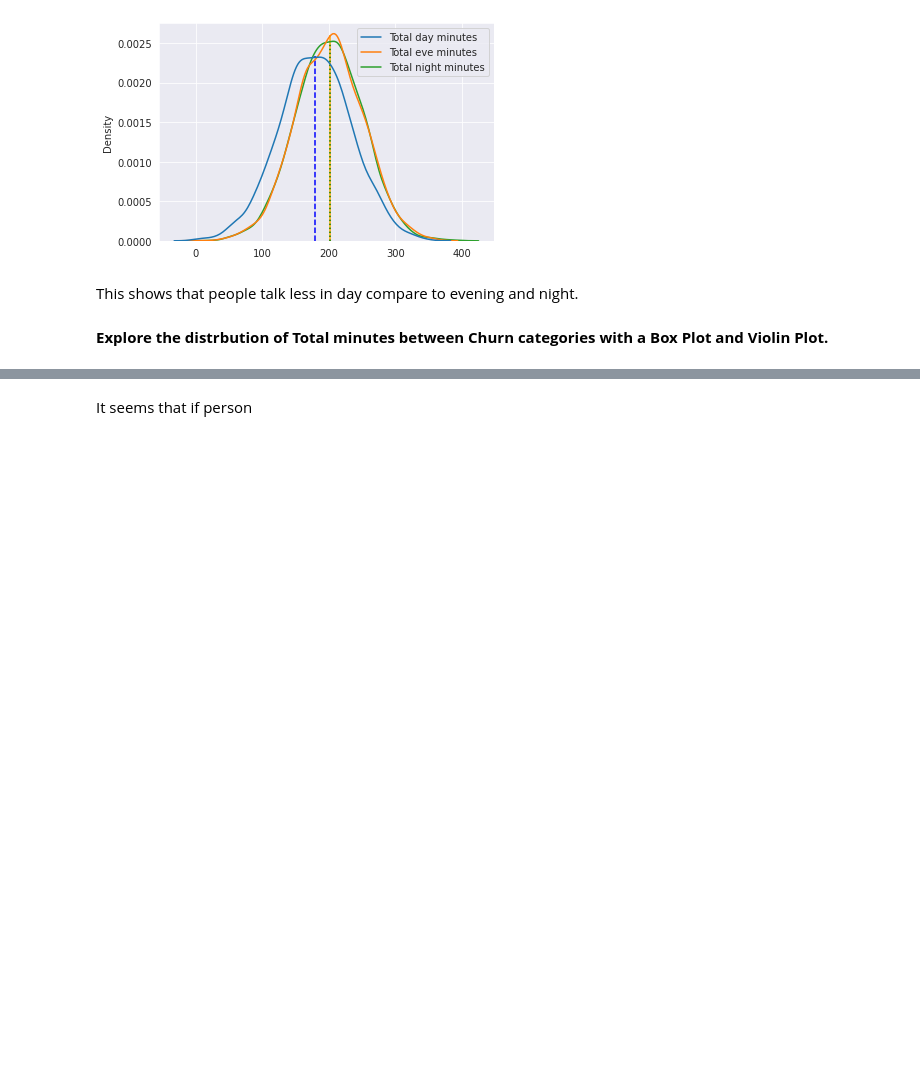
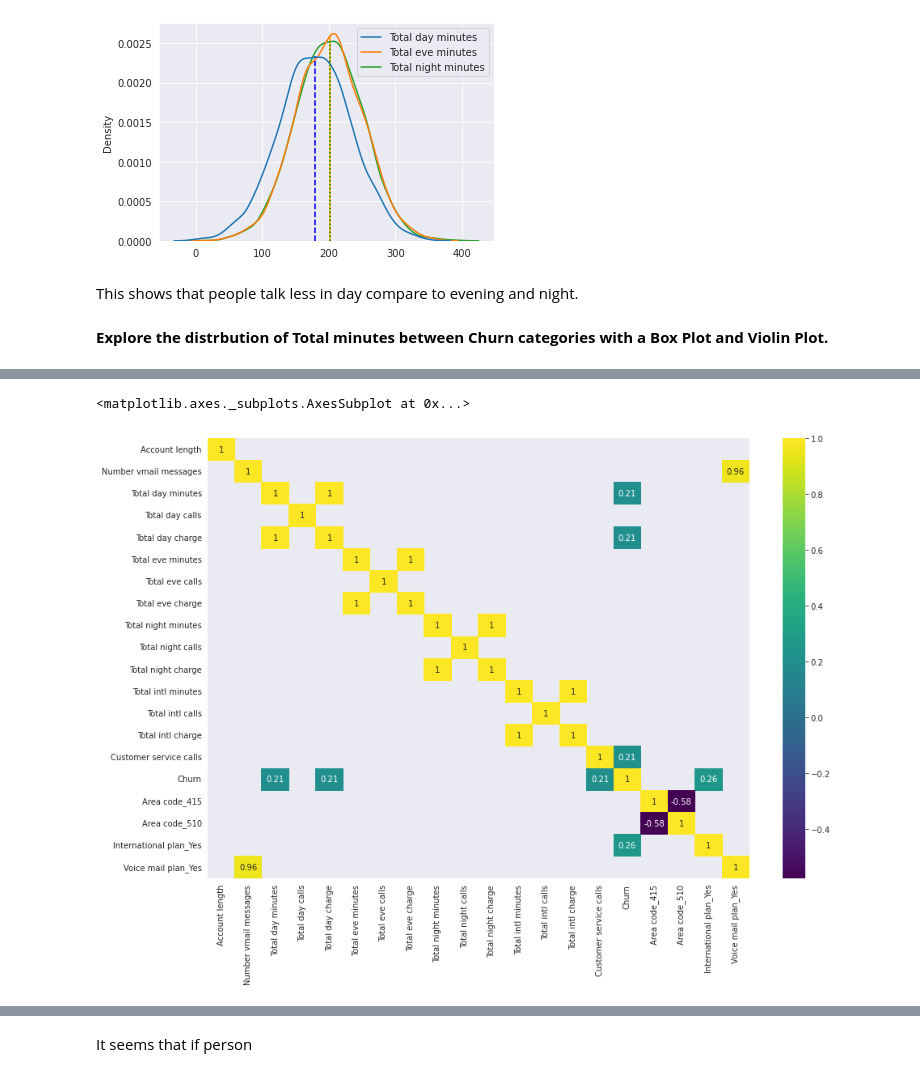
Before and after one commit to Gaurav2912/Telecom-Churn-Analysis---Capstone-Project, a Jupyter notebook: Telecom_Churn_Analysis_Capstone_Project.ipynb, the cells around one changed output, grey strips where cells are left out. Drawn from its saved outputs; the diff is of its cells as text; code cells hidden in the pictures; blank space fills up the shorter version.

```diff
--- a/Telecom_Churn_Analysis_Capstone_Project.ipynb
+++ b/Telecom_Churn_Analysis_Capstone_Project.ipynb
@@ -356,0 +446,6 @@ This shows that people talk less in day compare to evening and night.
+# %%
+plt.figure(figsize= (15,10))
+sns.heatmap(corr_df[(corr_df > 0.2) | (corr_df < -0.2)], annot= True,  cmap= 'viridis')
+# %% [output]
+<matplotlib.axes._subplots.AxesSubplot at 0x...>
+[figure, added]
```
Also changed, not shown: parts of 61 cells of this notebook.
